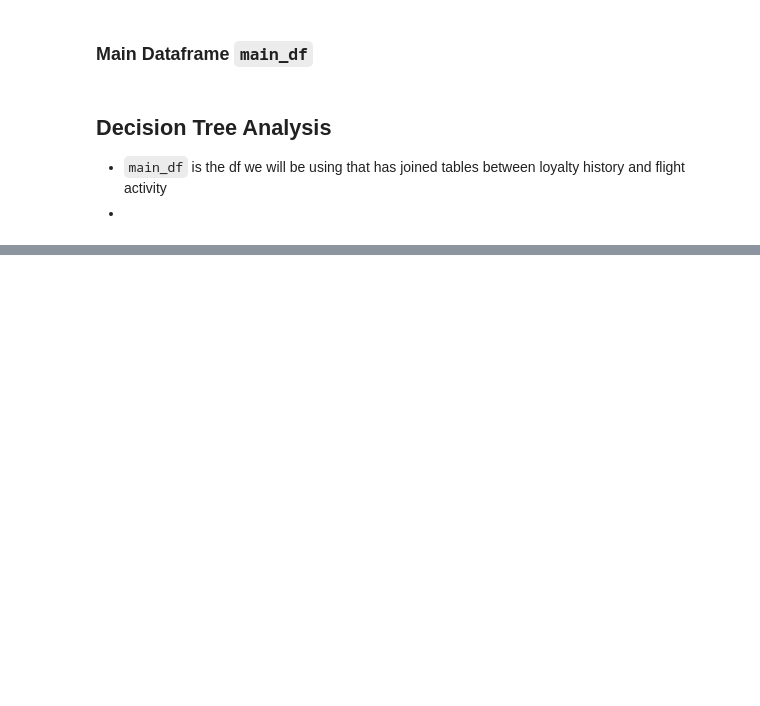
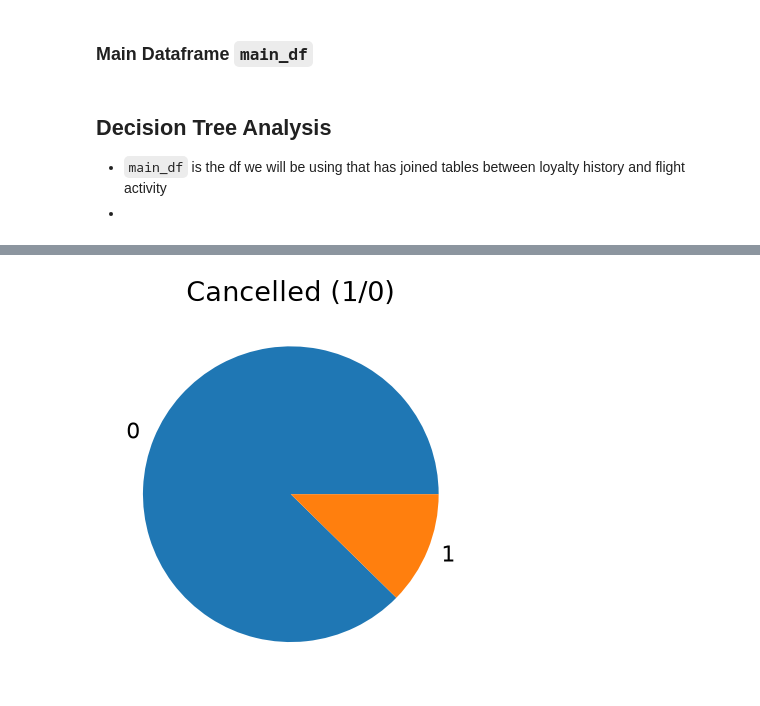
Before and after one commit to LeviZ08/Airline-Loyalty-Program-Churn-and-Analytics-, a Jupyter notebook: Airline_Analysis.ipynb, the cells around one changed output, grey strips where cells are left out. Cells and saved outputs as stored; diff of their text form; code cells hidden in the pictures; blank space fills up the shorter version.

Commit message:
Pie chart and salary feature fix

```diff
--- a/Airline_Analysis.ipynb
+++ b/Airline_Analysis.ipynb
@@ -13,23 +7,17 @@ from sklearn.model_selection import GridSearchCV
 import duckdb # for me to use sql even though it is not necessary with the way the datasets are given
 # %%
-import os
-import re
-import sys
-
-sys.path.append(os.path.join(os.path.abspath(".."), "code"))
-import graphviz
-import IPython
-import mglearn
-from IPython.display import HTML, display
-from sklearn.dummy import DummyClassifier
-from sklearn.tree import DecisionTreeClassifier, DecisionTreeRegressor, export_graphviz
-from utils import *
-
-plt.rcParams["font.size"] = 16
-pd.set_option("display.max_colwidth", 200)
-%matplotlib inline
-
-DATA_DIR = '../data/'
+#sklearn packages
+import sklearn as sk
+from sklearn.compose import ColumnTransformer, make_column_transformer
+from sklearn.dummy import DummyClassifier, DummyRegressor
+from sklearn.impute import SimpleImputer
+from sklearn.model_selection import cross_val_score, cross_validate, train_test_split
+from sklearn.neighbors import KNeighborsClassifier
+from sklearn.pipeline import Pipeline, make_pipeline
+from sklearn.preprocessing import OneHotEncoder, OrdinalEncoder, StandardScaler
+from sklearn.svm import SVC
+from sklearn.tree import DecisionTreeClassifier
+from sklearn.model_selection import GridSearchCV
 # %%
 #test cell
 # %% [markdown]
@@ -162,7 +180,7 @@ SELECT * EXCLUDE("Postal Code", "City", "Country", "Enrollment Year", "Enrollmen
     MAKE_DATE("Cancellation Year", "Cancellation Month", 1) AS "Cancellation Date",
     CASE WHEN ("Cancellation Year" AND "Cancellation Month") IS NULL THEN 0 ELSE 1 END AS Cancelled,
     CASE WHEN Salary IS NULL THEN 'Yes' ELSE 'No' END AS Salary_Missing,
-    DATE_DIFF('month', "Enrollment Date", (SELECT MAX(Date) FROM read_csv_auto("Calendar.csv"))) AS "tenure (months)"
+    DATE_DIFF('month', "Enrollment Date", (SELECT MAX(Date) FROM read_csv_auto("Calendar.csv"))) AS "tenure"
 FROM read_csv_auto("Customer Loyalty History.csv")
 """).df()
 # %% [markdown]
@@ -189,0 +249,2 @@ df.head()
+# %%
+df["Salary"] = df["Salary"].abs()
@@ -190,3 +264,10 @@ df.head()
+# %%
+df["Cancelled"].value_counts().plot(kind = "pie")
+plt.title("Cancelled (1/0)")
+plt.ylabel("")
+plt.show()
+# %% [output]
+[figure, added]
 # %%
 #First let's make a decision tree using xgboost since it works with categorical variables
 
```
Also changed, not shown: parts of 10 cells of this notebook.
